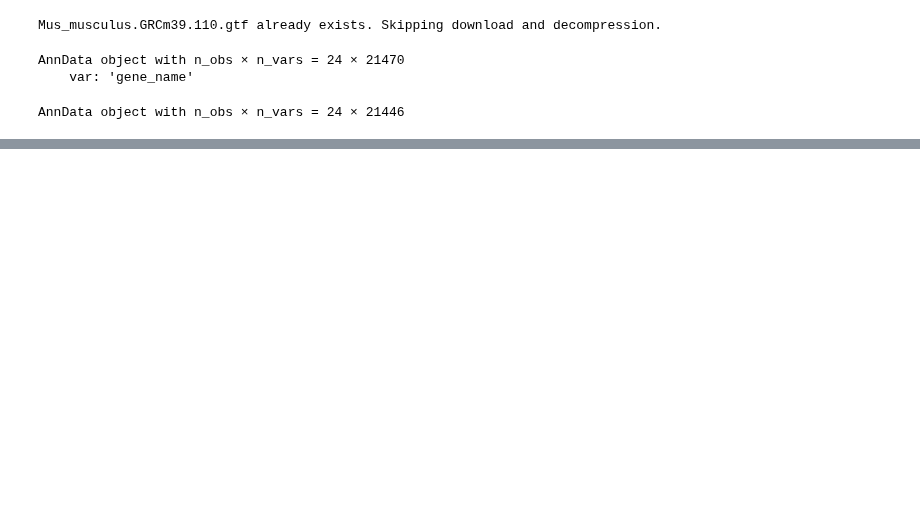
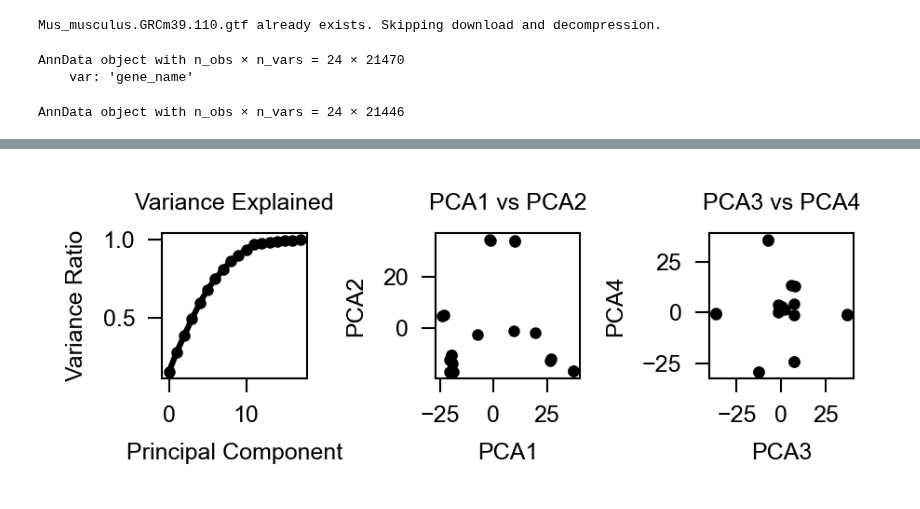
Before and after one commit to dtabuena/Workshop, a Jupyter notebook: PatchSeq_Pilot_scAnalysis.ipynb, the cells around one changed output, grey strips where cells are left out. Saved outputs shown, nothing was run; the diff lists cells and outputs as text; code cells hidden in the pictures; blank space fills up the shorter version.

```diff
--- a/PatchSeq_Pilot_scAnalysis.ipynb
+++ b/PatchSeq_Pilot_scAnalysis.ipynb
@@ -181,0 +345,48 @@ AnnData object with n_obs × n_vars = 24 × 21446
+# %%
+# Run PCA on the normalized and log-transformed data
+sc.tl.pca(patchseq_pilot_adata_norm)
+
+
+# Extract the variance explained
+variance_explained = patchseq_pilot_adata_norm.uns['pca']['variance_ratio']
+cumulative_variance_explained = np.cumsum(variance_explained)
+
+# Create a 1x3 subplot layout with smaller size
+fig, ax = plt.subplots(1, 3, figsize=(3, 1.15), dpi=300)
+
+# Plot variance explained in the first subplot
+ax[0].plot(cumulative_variance_explained, marker='.', markersize=4, color='k')
+ax[0].set_title('Variance Explained')
+ax[0].set_xlabel('Principal Component')
+ax[0].set_ylabel('Variance Ratio')
+
+
+# Extract PCA results
+pca_result = patchseq_pilot_adata_norm.obsm['X_pca']
+pca1 = pca_result[:, 0]
+pca2 = pca_result[:, 1]
+pca3 = pca_result[:, 2]
+pca4 = pca_result[:, 3]
+
+
+# Plot PCA1 vs PCA2
+ax[1].scatter(pca1, pca2, s=4, color='black')
+ax[1].set_title('PCA1 vs PCA2')
+ax[1].set_xlabel('PCA1')
+ax[1].set_ylabel('PCA2')
+
+# Plot PCA3 vs PCA4
+ax[2].scatter(pca3, pca4, s=4, color='black')
+ax[2].set_title('PCA3 vs PCA4')
+ax[2].set_xlabel('PCA3')
+ax[2].set_ylabel('PCA4')
+
+
+# Adjust layout
+plt.tight_layout()
+
+# Save or show the figure
+# plt.savefig('pca_plots.png')  # Save as a PNG file
+plt.show()  # Display the figure
+# %% [output]
+[figure, added]
```
Also changed, not shown: parts of 18 cells of this notebook.
